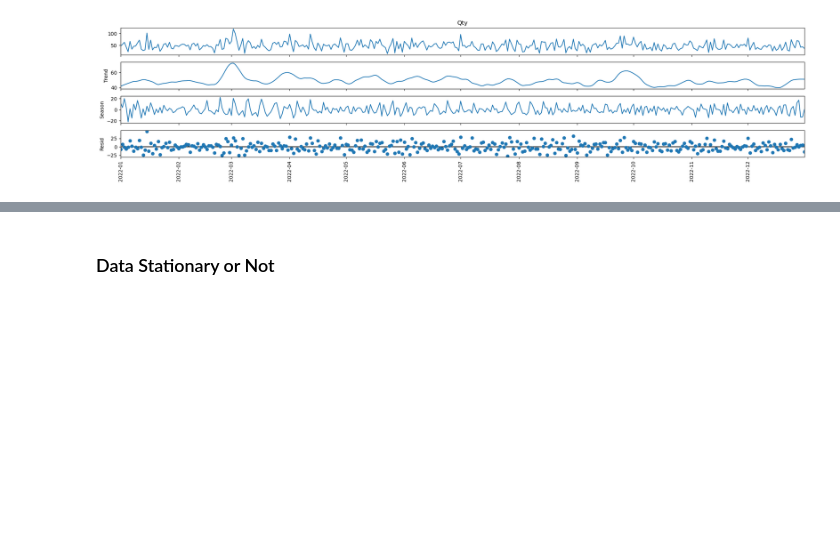
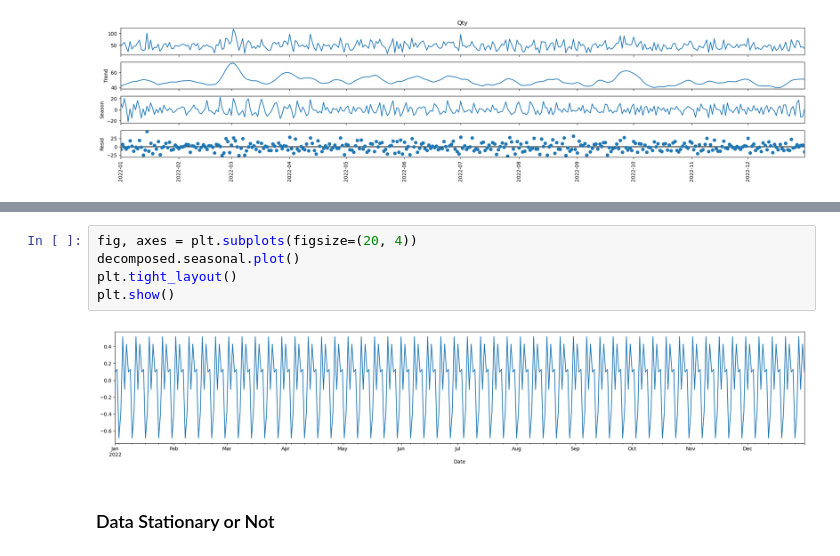
Before and after one commit to Faridwm/PBI_Rakamin-X-Kalbe_Data-Scientist, a Jupyter notebook: PBI ML.ipynb, the cells around one changed output, grey strips where cells are left out. Drawn from its saved outputs; the diff is of its cells as text; blank space fills up the shorter version.

```diff
--- a/PBI ML.ipynb
+++ b/PBI ML.ipynb
@@ -432,3 +455,10 @@ plt.show()
+# %%
+fig, axes = plt.subplots(figsize=(20, 4))
+decomposed.seasonal.plot()
+plt.tight_layout()
+plt.show()
+# %% [output]
+[figure, added]
 # %% [markdown]
 ### Data Stationary or Not
 # %% [markdown]
```
Also changed, not shown: parts of 63 cells of this notebook, 5 other files.
